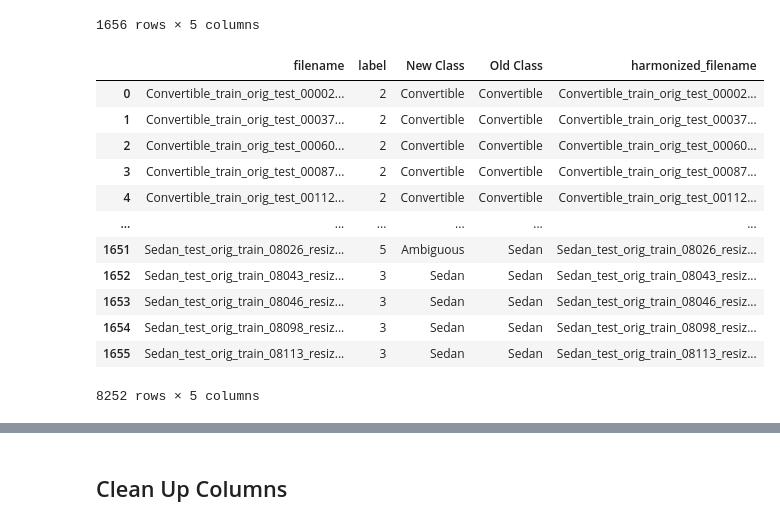
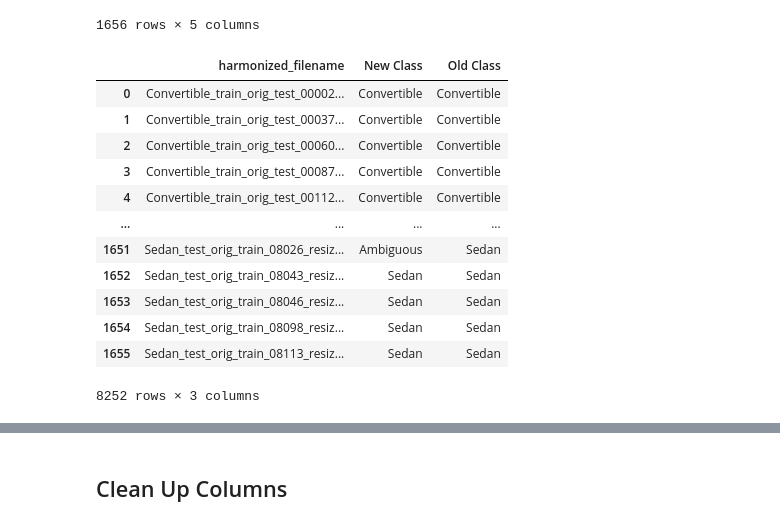
Before and after one commit to ijyliu/computer-vision-project, a Jupyter notebook: Code/Combine All Features/Combine All Features.ipynb, the cells around one changed output, grey strips where cells are left out. Saved outputs shown, nothing was run; the diff lists cells and outputs as text; code cells hidden in the pictures.

```diff
--- a/Code/Combine All Features/Combine All Features.ipynb
+++ b/Code/Combine All Features/Combine All Features.ipynb
@@ -217,19 +242,20 @@ relabeled_test_no_blur_old_and_new_labels
 1656 rows × 5 columns
 # %%
 # Stack train and test relabeled dataframes
-relabeled = pd.concat([relabeled_train_no_blur_old_and_new_labels, relabeled_test_no_blur_old_and_new_labels])
+# Keep limited columns
+relabeled = pd.concat([relabeled_train_no_blur_old_and_new_labels, relabeled_test_no_blur_old_and_new_labels])[['harmonized_filename', 'New Class', 'Old Class']]
 relabeled
 # %% [output]
-|  | filename | label | New Class | Old Class | harmonized_filename |
-| 0 | Convertible_train_orig_test_00002... | 2 | Convertible | Convertible | Convertible_train_orig_test_00002... |
-| 1 | Convertible_train_orig_test_00037... | 2 | Convertible | Convertible | Convertible_train_orig_test_00037... |
-| 2 | Convertible_train_orig_test_00060... | 2 | Convertible | Convertible | Convertible_train_orig_test_00060... |
-| 3 | Convertible_train_orig_test_00087... | 2 | Convertible | Convertible | Convertible_train_orig_test_00087... |
-| 4 | Convertible_train_orig_test_00112... | 2 | Convertible | Convertible | Convertible_train_orig_test_00112... |
-| ... | ... | ... | ... | ... | ... |
-| 1651 | Sedan_test_orig_train_08026_resiz... | 5 | Ambiguous | Sedan | Sedan_test_orig_train_08026_resiz... |
-| 1652 | Sedan_test_orig_train_08043_resiz... | 3 | Sedan | Sedan | Sedan_test_orig_train_08043_resiz... |
-| 1653 | Sedan_test_orig_train_08046_resiz... | 3 | Sedan | Sedan | Sedan_test_orig_train_08046_resiz... |
-| 1654 | Sedan_test_orig_train_08098_resiz... | 3 | Sedan | Sedan | Sedan_test_orig_train_08098_resiz... |
-| 1655 | Sedan_test_orig_train_08113_resiz... | 3 | Sedan | Sedan | Sedan_test_orig_train_08113_resiz... |
+|  | harmonized_filename | New Class | Old Class |
+| 0 | Convertible_train_orig_test_00002... | Convertible | Convertible |
+| 1 | Convertible_train_orig_test_00037... | Convertible | Convertible |
+| 2 | Convertible_train_orig_test_00060... | Convertible | Convertible |
+| 3 | Convertible_train_orig_test_00087... | Convertible | Convertible |
+| 4 | Convertible_train_orig_test_00112... | Convertible | Convertible |
+| ... | ... | ... | ... |
+| 1651 | Sedan_test_orig_train_08026_resiz... | Ambiguous | Sedan |
+| 1652 | Sedan_test_orig_train_08043_resiz... | Sedan | Sedan |
+| 1653 | Sedan_test_orig_train_08046_resiz... | Sedan | Sedan |
+| 1654 | Sedan_test_orig_train_08098_resiz... | Sedan | Sedan |
+| 1655 | Sedan_test_orig_train_08113_resiz... | Sedan | Sedan |
-8252 rows × 5 columns
+8252 rows × 3 columns
```
Also changed, not shown: parts of 14 cells of this notebook, 36 other files.
